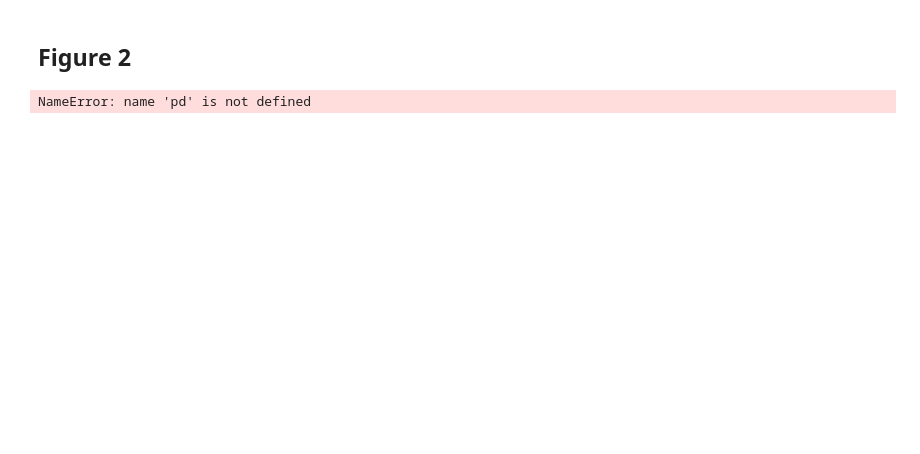
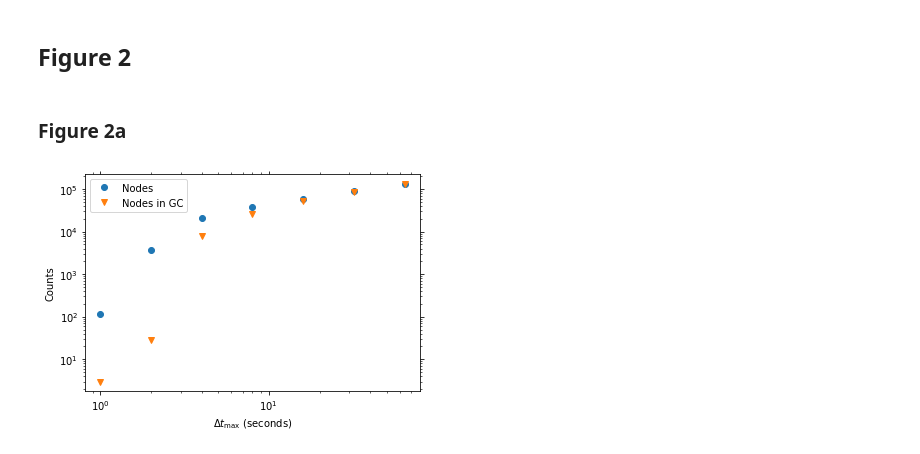
Before and after one commit to gerritjandebruin/truck-codriving, a Jupyter notebook: notebooks/04-gj-figures.ipynb, the cells around one changed output. Drawn from its saved outputs; the diff is of its cells as text; code cells hidden in the pictures; blank space fills up the shorter version.

```diff
--- a/notebooks/04-gj-figures.ipynb
+++ b/notebooks/04-gj-figures.ipynb
@@ -38,9 +74,2 @@ plt.savefig(figure_file + '1.pdf')
 # %% [markdown]
 ## Figure 2
-# %%
-data = pd.read_pickle(data_file)
-time_difference = data.astype({'datetime': int}).groupby(['location', 'entity'])['datetime'].diff()
-time_difference = time_difference.dropna() // 3600e9
-distribution = time_difference.value_counts(sort=False).sort_index()
-# %% [output]
-NameError: name 'pd' is not defined
@@ -53,0 +76,33 @@ plt.savefig(figure_file + '2.pdf')
+# %%
+properties = dict()
+
+# for dt_max in [1, 2, 4, 8, 16, 32, 64, 128, 256, 512]:
+for dt_max in tqdm([1, 2, 4, 8, 16, 32, 64]):
+    properties[dt_max] = dict()
+    g = pd.read_pickle(f'networks/{dt_max}/graph.pkl')
+    gc = pd.read_pickle(f'networks/{dt_max}/giant_component.pkl')
+    distance_distribution = np.loadtxt(f'networks/{dt_max}/distance_distribution.txt')
+    properties[dt_max]['Nodes'] = g.number_of_nodes()
+    properties[dt_max]['Nodes in GC'] = gc.number_of_nodes()
+    properties[dt_max]['Edges'] = g.number_of_edges()
+    properties[dt_max]['Edges in GC'] = gc.number_of_edges()
+    properties[dt_max]['Density'] = nx.density(g)
+    properties[dt_max]['Density in GC'] = nx.density(gc)
+    properties[dt_max]['Diameter'] = src.network.distance_distribution.diameter(distance_distribution)
+    properties[dt_max]['Average distance'] = src.network.distance_distribution.average_distance(distance_distribution)
+
+data = pd.DataFrame.from_dict(properties, orient='index')
+# %% [markdown]
+### Figure 2a
+# %%
+with matplotlib.rc_context({'xtick.top': True, 'ytick.right': True, }):
+    data['Nodes'].plot(marker='o', ls='')
+    data['Nodes in GC'].plot(marker='v', ls='')
+    plt.xscale('log')
+    plt.yscale('log')
+    plt.xlabel(r'$\Delta t_\mathrm{max}$ (seconds)')
+    plt.ylabel('Counts')
+    plt.legend()
+    plt.savefig(figure_file + '2a.pdf')
+# %% [output]
+[figure, added]
```
Also changed, not shown: parts of 30 cells of this notebook, 14 other files.
